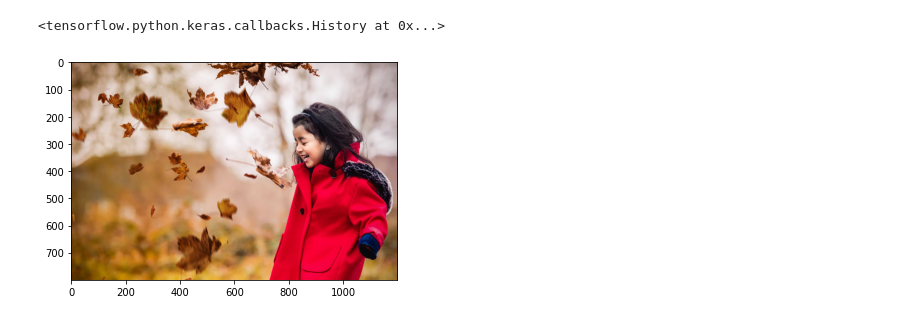
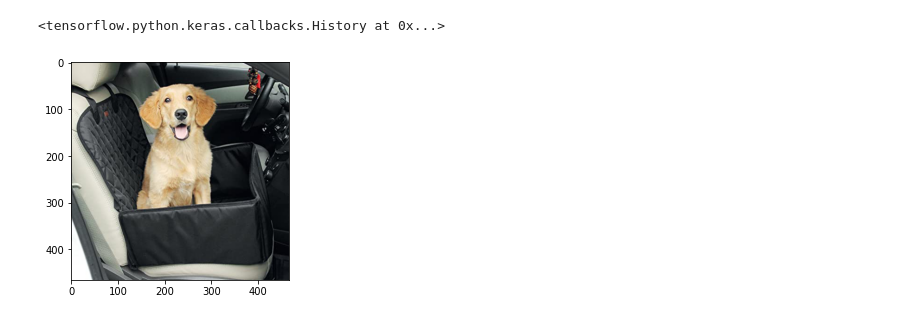
Before and after one commit to anshupandey/Computer-Vision, a Jupyter notebook: Object_localization_using_Transfer_Learning_PASCAL_VOC_Dataset.ipynb, the cells around one changed output. Saved outputs shown, nothing was run; the diff lists cells and outputs as text; code cells hidden in the pictures.

```diff
--- a/Object_localization_using_Transfer_Learning_PASCAL_VOC_Dataset.ipynb
+++ b/Object_localization_using_Transfer_Learning_PASCAL_VOC_Dataset.ipynb
@@ -204,7 +205,7 @@ Epoch 20/20
 # %%
-img1 = plt.imread("autumn-childrens-shoot.jpg")
+img1 = plt.imread("71PxS7WoODL._SX466_.jpg")
 plt.imshow(img1)
 plt.show()
 # %% [output]
-[figure, old version]
+[figure, new version]
 # %%
```
Also changed, not shown: parts of 11 cells of this notebook.
